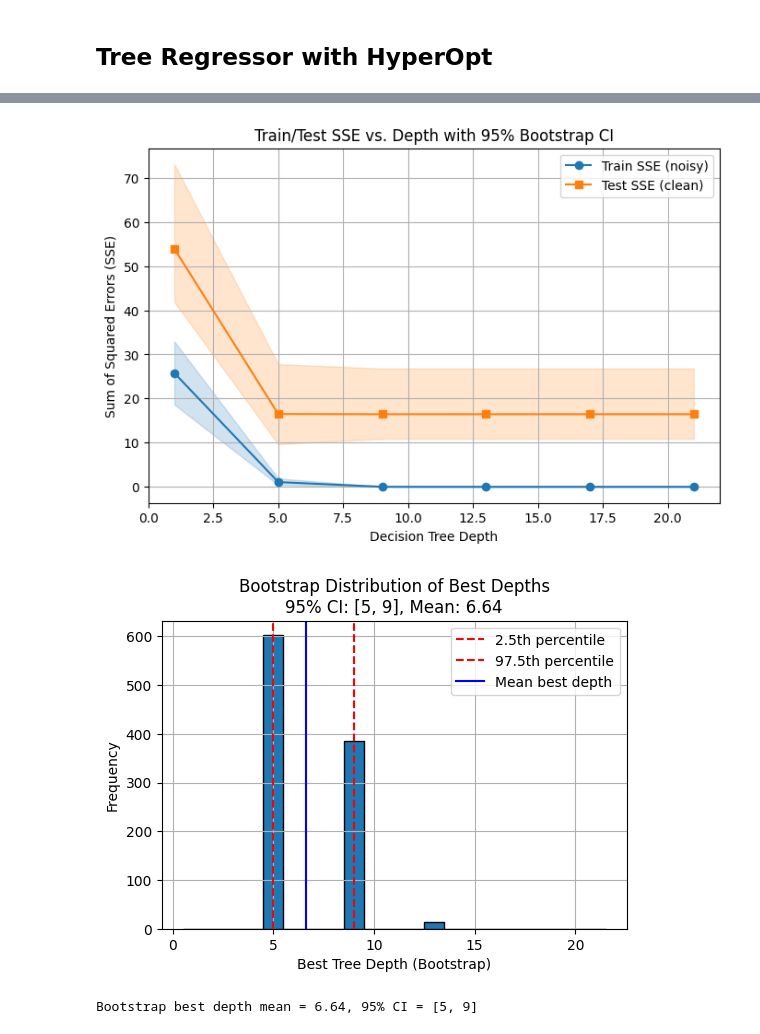
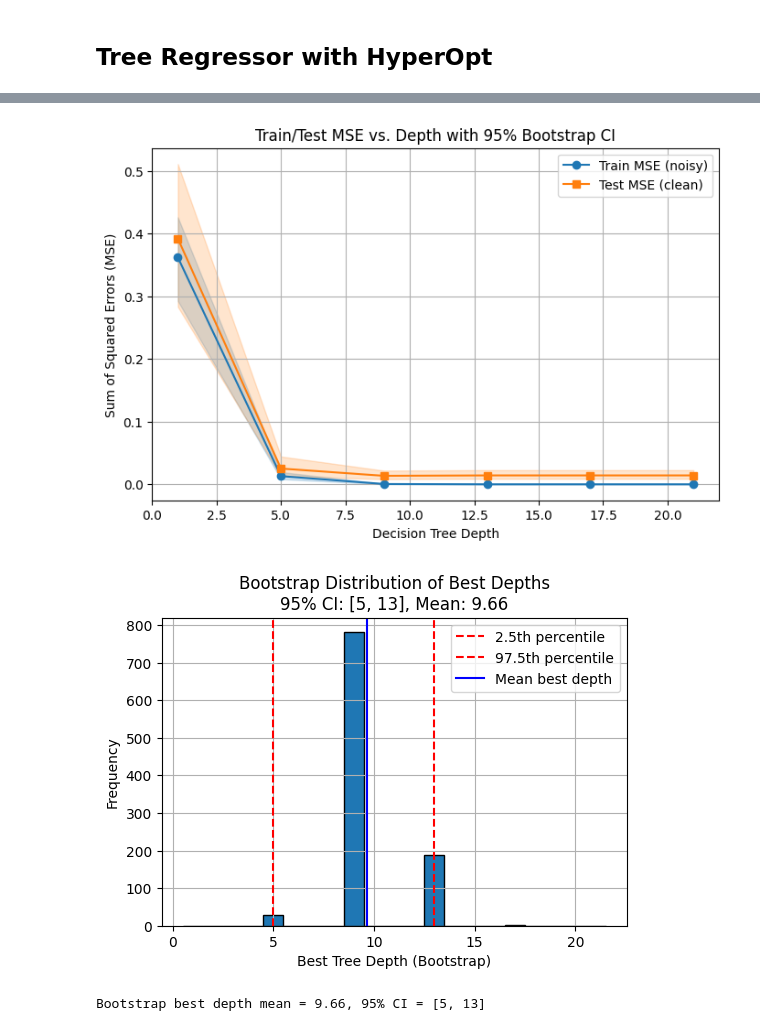
Before and after one commit to sashakolpakov/structure-functions, a Jupyter notebook: Structure_Function.ipynb, the cells around one changed output, grey strips where cells are left out. Saved outputs shown, nothing was run; the diff lists cells and outputs as text; code cells hidden in the pictures.

```diff
--- a/Structure_Function.ipynb
+++ b/Structure_Function.ipynb
@@ -295,27 +297,27 @@ x = np.linspace(0, 1, N).reshape(-1, 1)
 y_clean = np.sin(4 * np.pi * x).ravel()
 
 # Add independent noise to create train/test labels
-noise_train = np.random.normal(scale=0.3, size=N)
-noise_test = np.random.normal(scale=0.3, size=N)
+noise_train = np.random.normal(scale=0.1, size=N)
+noise_test = np.random.normal(scale=0.1, size=N)
 
-# Split indices (30% train, 70% test)
+# Split indices (70% train, 30% test)
 indices = np.arange(N)
 np.random.shuffle(indices)
-split = int(0.3 * N)
+split = int(0.7 * N)
 train_idx = indices[:split]
 test_idx = indices[split:]
 
 x_train, y_train_noisy = x[train_idx], y_clean[train_idx] + noise_train[train_idx]
 x_test, y_test_clean = x[test_idx], y_clean[test_idx]
 
-# Objective for Hyperopt: fit DT, return test SSE
+# Objective for Hyperopt: fit DT, return test MSE
 def objective(params):
     d = int(params['max_depth'])
     model = DecisionTreeRegressor(max_depth=d, random_state=0)
     model.fit(x_train, y_train_noisy)
     y_pred = model.predict(x_test)
-    sse = np.sum((y_pred - y_test_clean)**2)
-    return {'loss': sse, 'status': STATUS_OK}
+    mse = np.mean((y_pred - y_test_clean)**2)
+    return {'loss': mse, 'status': STATUS_OK}
 
 # Search space: depths 1..30
 space = {'max_depth': hp.quniform('max_depth', 1, 30, 1)}
@@ -340,10 +342,10 @@ idx = np.argsort(depths)
 depths = depths[idx]
 losses = losses[idx]
 
-# Plot test SSE vs chosen depth
+# Plot test MSE vs chosen depth
 plt.plot(depths, losses, c='C1')
 plt.xlabel('max_depth')
-plt.ylabel('Test SSE')
+plt.ylabel('Test MSE')
 plt.title('Hyperopt TPE Results for Tree Depth')
 plt.grid(True)
 plt.show()
@@ -413,9 +415,9 @@ plt.show()
 depths = np.arange(1, 24, 4)
 B = 1000  # number of bootstrap replicates
 
-# Arrays to store bootstrap SSEs and best depths
-SSEs_train = np.zeros((B, depths.size))
-SSEs_test = np.zeros((B, depths.size))
+# Arrays to store bootstrap MSEs and best depths
+MSEs_train = np.zeros((B, depths.size))
+MSEs_test = np.zeros((B, depths.size))
 best_depths = np.zeros(B, dtype=int)
 
 for b in range(B):
@@ -430,58 +432,58 @@ for b in range(B):
         # Predict on train and test
         y_pred_train = model.predict(x_train[train_idx_bs])
         y_pred_test = model.predict(x_test[test_idx_bs])
-        # Compute SSEs
-        SSEs_train[b, i] = np.sum((y_train_noisy[train_idx_bs] - y_pred_train) ** 2)
-        SSEs_test[b, i] = np.sum((y_test_clean[test_idx_bs] - y_pred_test) ** 2)
+        # Compute MSEs
+        MSEs_train[b, i] = np.mean((y_train_noisy[train_idx_bs] - y_pred_train) ** 2)
+        MSEs_test[b, i] = np.mean((y_test_clean[test_idx_bs] - y_pred_test) ** 2)
 
-    # Best depth for this bootstrap replicate (min test SSE)
-    best_depths[b] = depths[np.argmin(SSEs_test[b])]
+    # Best depth for this bootstrap replicate (min test MSE)
+    best_depths[b] = depths[np.argmin(MSEs_test[b])]
 
-# Compute SSE statistics
-train_sse_mean = SSEs_train.mean(axis=0)
-train_sse_lower = np.percentile(SSEs_train, 2.5, axis=0)
-train_sse_upper = np.percentile(SSEs_train, 97.5, axis=0)
-test_sse_mean = SSEs_test.mean(axis=0)
-test_sse_lower = np.percentile(SSEs_test, 2.5, axis=0)
-test_sse_upper = np.percentile(SSEs_test, 97.5, axis=0)
+# Compute MSE statistics
+train_mse_mean = MSEs_train.mean(axis=0)
+train_mse_lower = np.percentile(MSEs_train, 2.5, axis=0)
+train_mse_upper = np.percentile(MSEs_train, 97.5, axis=0)
+test_mse_mean = MSEs_test.mean(axis=0)
+test_mse_lower = np.percentile(MSEs_test, 2.5, axis=0)
+test_mse_upper = np.percentile(MSEs_test, 97.5, axis=0)
 
 # Compute best-depth CI
 ci_lower = np.percentile(best_depths, 2.5)
 ci_upper = np.percentile(best_depths, 97.5)
 mean_best_depth = best_depths.mean()
 
-# Plot 1: SSE vs depth with 95% CI shading
+# Plot 1: MSE vs depth with 95% CI shading
 plt.figure(figsize=(8, 5))
-plt.plot(depths, train_sse_mean, marker='o', label='Train SSE (noisy)')
-plt.fill_between(depths, train_sse_lower, train_sse_upper, color='C0', alpha=0.2)
-plt.plot(depths, test_sse_mean, marker='s', label='Test SSE (clean)')
-plt.fill_between(depths, test_sse_lower, test_sse_upper, color='C1', alpha=0.2)
+plt.plot(depths, train_mse_mean, marker='o', label='Train MSE (noisy)')
+plt.fill_between(depths, train_mse_lower, train_mse_upper, color='C0', alpha=0.2)
+plt.plot(depths, test_mse_mean, marker='s', label='Test MSE (clean)')
+plt.fill_between(depths, test_mse_lower, test_mse_upper, color='C1', alpha=0.2)
 plt.xlabel('Decision Tree Depth')
-plt.ylabel('Sum of Squared Errors (SSE)')
-plt.title('Train/Test SSE vs. Depth with 95% Bootstrap CI')
+plt.ylabel('Sum of Squared Errors (MSE)')
+plt.title('Train/Test MSE vs. Depth with 95% Bootstrap CI')
 plt.legend()
 plt.grid(True)
 plt.show()
 
 # Plot 2: Histogram of best depths
 plt.figure(figsize=(6, 4))
 plt.hist(best_depths, bins=np.arange(depths.min(), depths.max()+2)-0.5, edgecolor='black')
 plt.axvline(ci_lower, color='red', linestyle='--', label='2.5th percentile')
 plt.axvline(ci_upper, color='red', linestyle='--', label='97.5th percentile')
 plt.axvline(mean_best_depth, color='blue', linestyle='-', label='Mean best depth')
 plt.xlabel('Best Tree Depth (Bootstrap)')
 plt.ylabel('Frequency')
 plt.title(f'Bootstrap Distribution of Best Depths\n95% CI: [{ci_lower:.0f}, {ci_upper:.0f}], Mean: {mean_best_depth:.2f}')
 plt.legend()
 plt.grid(True)
 plt.show()
 
 # Print CI results
 print(f"Bootstrap best depth mean = {mean_best_depth:.2f}, 95% CI = [{ci_lower:.0f}, {ci_upper:.0f}]")
 # %% [output]
-[figure, old version]
+[figure, new version]
-[figure, old version]
+[figure, new version]
-Bootstrap best depth mean = 6.64, 95% CI = [5, 9]
+Bootstrap best depth mean = 9.66, 95% CI = [5, 13]
 # %%
 # Grid search over tree depths
 max_depths = range(1, 24, 4)
```
Also changed, not shown: parts of 13 cells of this notebook.
